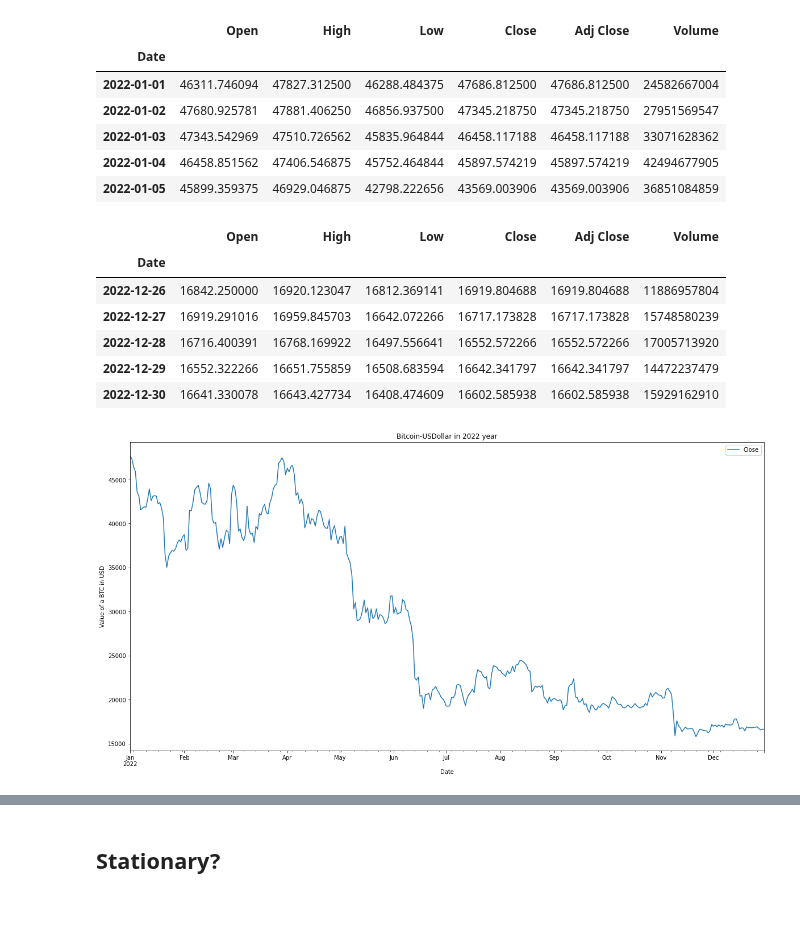
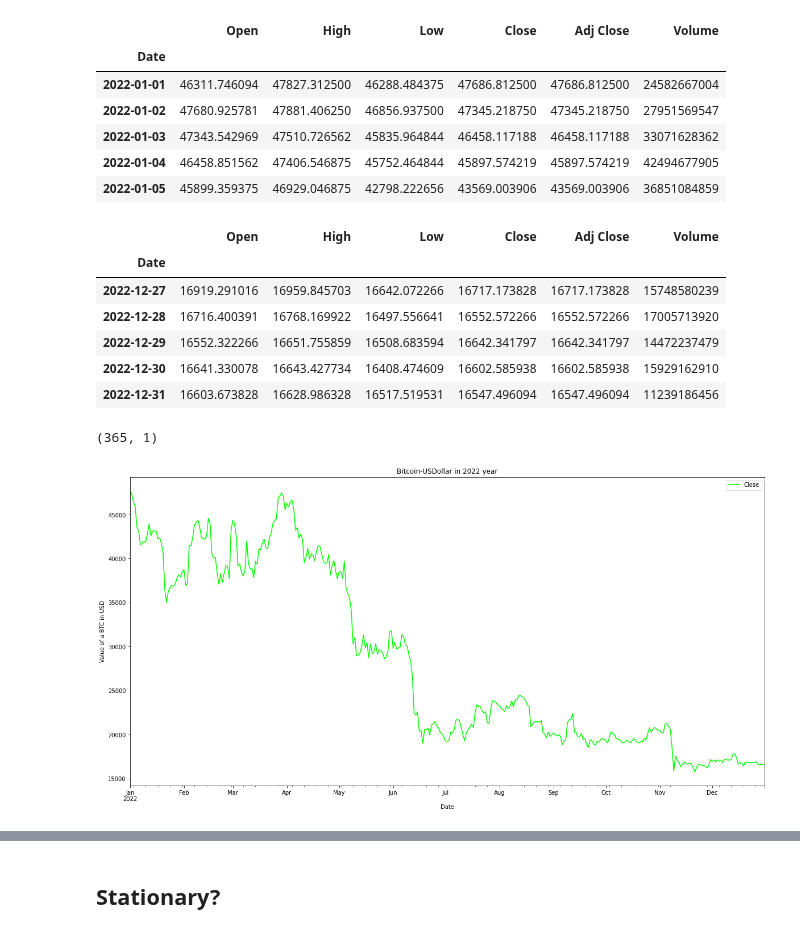
Before and after one commit to amyrmahdy/pets, a Jupyter notebook: AI/time_series/bitcoin/main.ipynb, the cells around one changed output, grey strips where cells are left out. Cells and saved outputs as stored; diff of their text form; code cells hidden in the pictures.

```diff
--- a/AI/time_series/bitcoin/main.ipynb
+++ b/AI/time_series/bitcoin/main.ipynb
@@ -11,7 +17,7 @@ from statsmodels.graphics.tsaplots import plot_acf,plot_pacf
 ## Dataset
 # %%
 start = "2022-01-01"
-end = "2022-12-31"
+end = "2023-01-01"
 df = yf.download('BTC-USD', start = start, end = end)
 # %% [output]
 [*********************100%***********************]  1 of 1 completed
@@ -32,16 +40,20 @@ df.tail()
 # %% [output]
 |  | Open | High | Low | Close | Adj Close | Volume |
 | Date |  |  |  |  |  |  |
-| 2022-12-26 | 16842.250000 | 16920.123047 | 16812.369141 | 16919.804688 | 16919.804688 | 11886957804 |
 | 2022-12-27 | 16919.291016 | 16959.845703 | 16642.072266 | 16717.173828 | 16717.173828 | 15748580239 |
 | 2022-12-28 | 16716.400391 | 16768.169922 | 16497.556641 | 16552.572266 | 16552.572266 | 17005713920 |
 | 2022-12-29 | 16552.322266 | 16651.755859 | 16508.683594 | 16642.341797 | 16642.341797 | 14472237479 |
 | 2022-12-30 | 16641.330078 | 16643.427734 | 16408.474609 | 16602.585938 | 16602.585938 | 15929162910 |
+| 2022-12-31 | 16603.673828 | 16628.986328 | 16517.519531 | 16547.496094 | 16547.496094 | 11239186456 |
 # %%
 # Cut Close column
 close = df[["Close"]]
+# %%
+close.shape
+# %% [output]
+(365, 1)
 # %%
-close.plot(y = "Close", title = "Bitcoin-USDollar in 2022 year", ylabel = "Value of a BTC in USD", figsize = (20,10))
+close.plot(y = "Close", title = "Bitcoin-USDollar in 2022 year", ylabel = "Value of a BTC in USD", figsize = (20,10), c = 'lime')
 plt.show()
 # %% [output]
-[figure, old version]
+[figure, new version]
```
Also changed, not shown: parts of 28 cells of this notebook.
